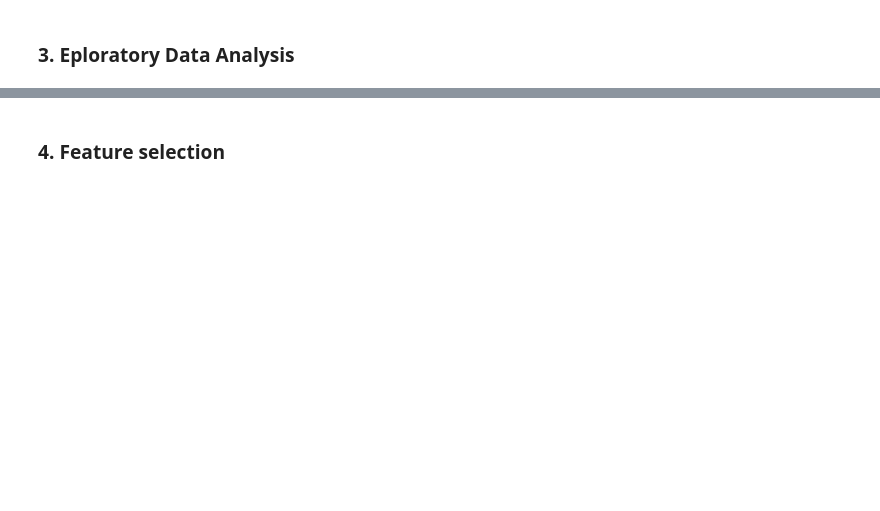
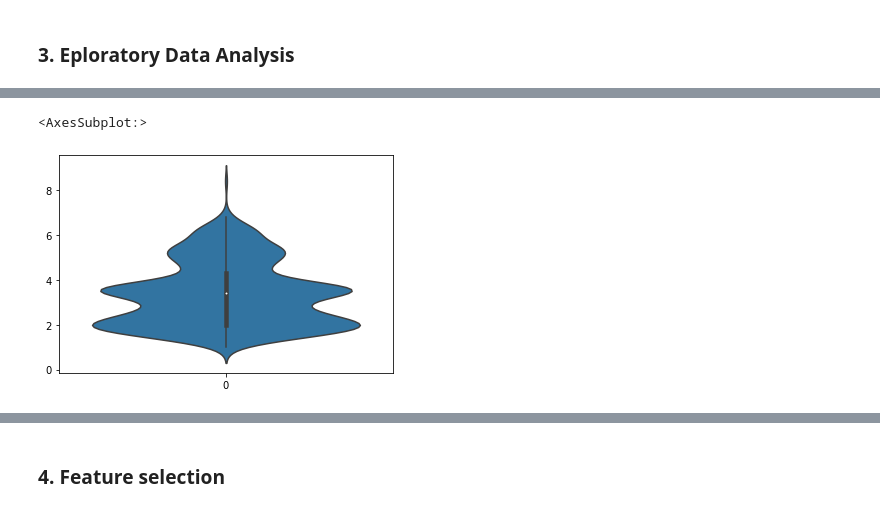
Before and after one commit to honghanhh/py40a12l2, a Jupyter notebook: lectures/lecture2/Linear_regression.ipynb, the cells around one changed output, grey strips where cells are left out. Saved outputs shown, nothing was run; the diff lists cells and outputs as text; code cells hidden in the pictures; blank space fills up the shorter version.

```diff
--- a/lectures/lecture2/Linear_regression.ipynb
+++ b/lectures/lecture2/Linear_regression.ipynb
@@ -33,0 +172,5 @@ In this notebook, we learn how to use `scikit-learn` to implement simple linear
+# %%
+sns.violinplot(data = df['ENGINESIZE'])
+# %% [output]
+<AxesSubplot:>
+[figure, added]
```
Also changed, not shown: parts of 17 cells of this notebook, 3 other files.
